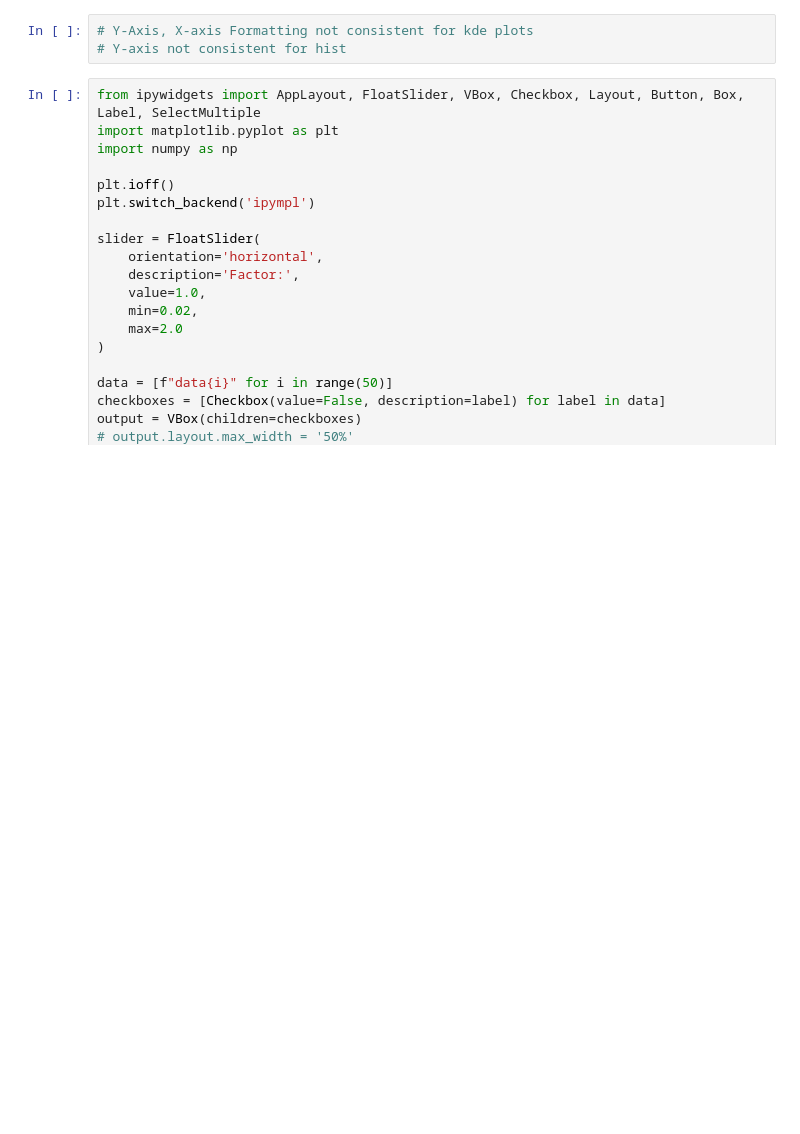
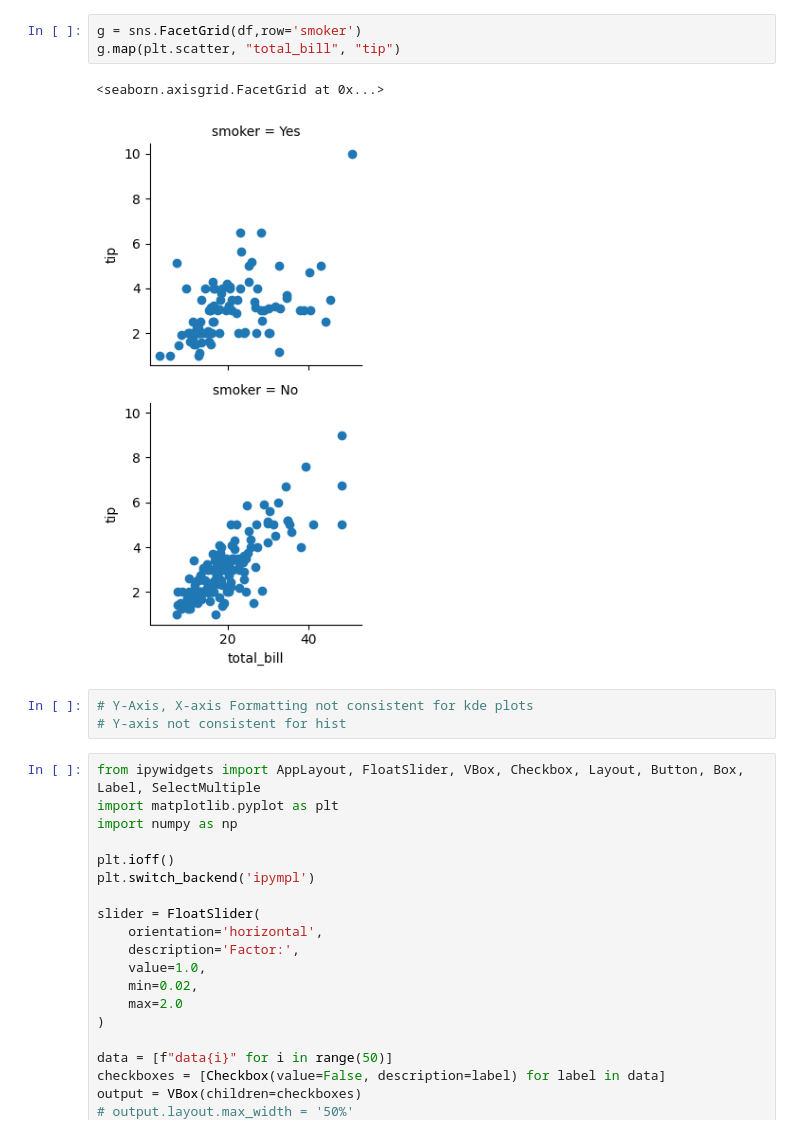
Before and after one commit to graphcore-research/track-and-visualize, a Jupyter notebook: interactive/interactive-exp.ipynb, the cells around one changed output. Drawn from its saved outputs; the diff is of its cells as text; blank space fills up the shorter version.

```diff
--- a/interactive/interactive-exp.ipynb
+++ b/interactive/interactive-exp.ipynb
@@ -291,3 +603,9 @@ plt.g
+# %%
+g = sns.FacetGrid(df,row='smoker')
+g.map(plt.scatter, "total_bill", "tip")
+# %% [output]
+<seaborn.axisgrid.FacetGrid at 0x...>
+[figure, added]
 # %%
 # Y-Axis, X-axis Formatting not consistent for kde plots
 # Y-axis not consistent for hist
```
Also changed, not shown: parts of 18 cells of this notebook, 4 other files.
